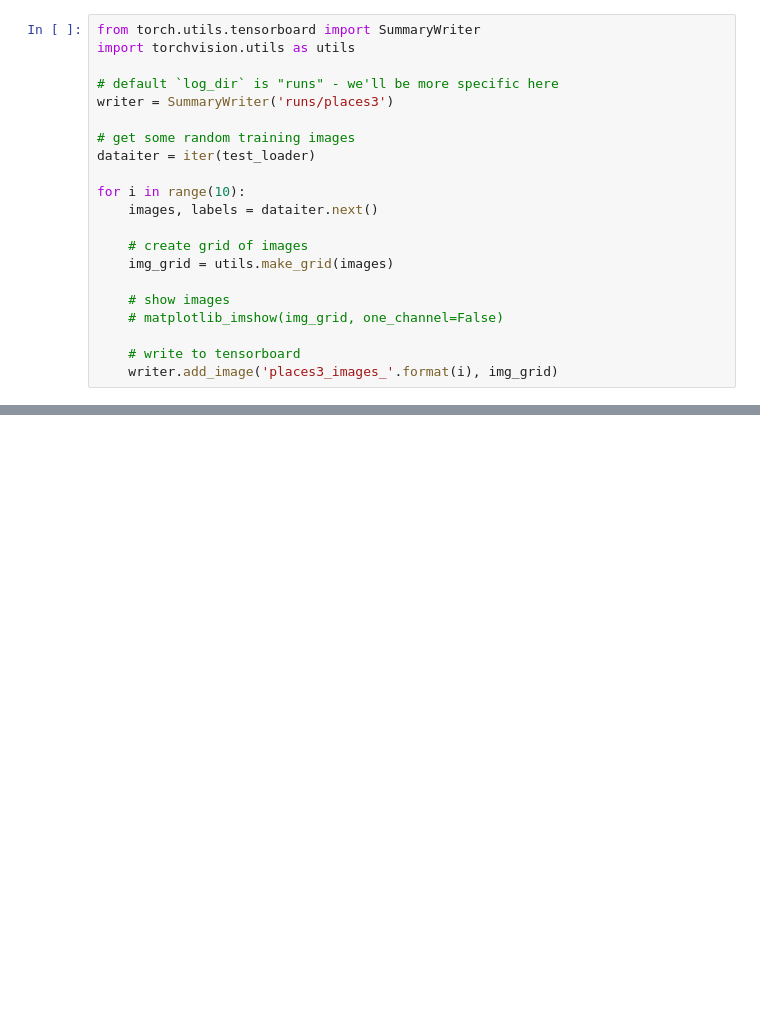
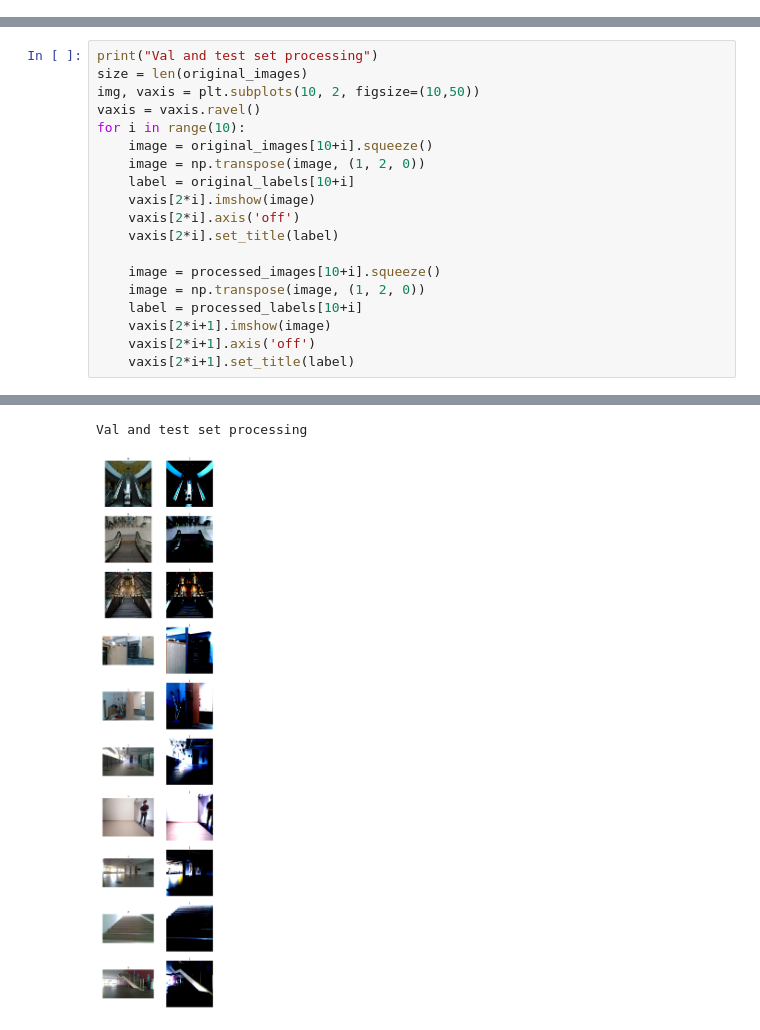
Before and after one commit to songshan0321/scene-recognition, a Jupyter notebook: dataset_visualize.ipynb, the cells around one changed output, grey strips where cells are left out. Cells and saved outputs as stored; diff of their text form; blank space fills up the shorter version.

Commit message:
More data visualization

```diff
--- a/dataset_visualize.ipynb
+++ b/dataset_visualize.ipynb
@@ -39,21 +229,0 @@ def matplotlib_imshow(img, one_channel=False):
-# %%
-from torch.utils.tensorboard import SummaryWriter
-import torchvision.utils as utils
-
-# default `log_dir` is "runs" - we'll be more specific here
-writer = SummaryWriter('runs/places3')
-
-# get some random training images
-dataiter = iter(test_loader)
-
-for i in range(10):
-    images, labels = dataiter.next()
-
-    # create grid of images
-    img_grid = utils.make_grid(images)
-
-    # show images
-    # matplotlib_imshow(img_grid, one_channel=False)
-
-    # write to tensorboard
-    writer.add_image('places3_images_'.format(i), img_grid)
@@ -59,0 +325,20 @@ for i in range(10):
+# %%
+print("Val and test set processing")
+size = len(original_images)
+img, vaxis = plt.subplots(10, 2, figsize=(10,50))
+vaxis = vaxis.ravel()
+for i in range(10):
+    image = original_images[10+i].squeeze()
+    image = np.transpose(image, (1, 2, 0))
+    label = original_labels[10+i]
+    vaxis[2*i].imshow(image)
+    vaxis[2*i].axis('off')
+    vaxis[2*i].set_title(label)
+
+    image = processed_images[10+i].squeeze()
+    image = np.transpose(image, (1, 2, 0))
+    label = processed_labels[10+i]
+    vaxis[2*i+1].imshow(image)
+    vaxis[2*i+1].axis('off')
+    vaxis[2*i+1].set_title(label)
+# %% [output]
@@ -59,0 +355,2 @@ for i in range(10):
+Val and test set processing
+[figure, added]
```
Also changed, not shown: parts of 12 cells of this notebook.
